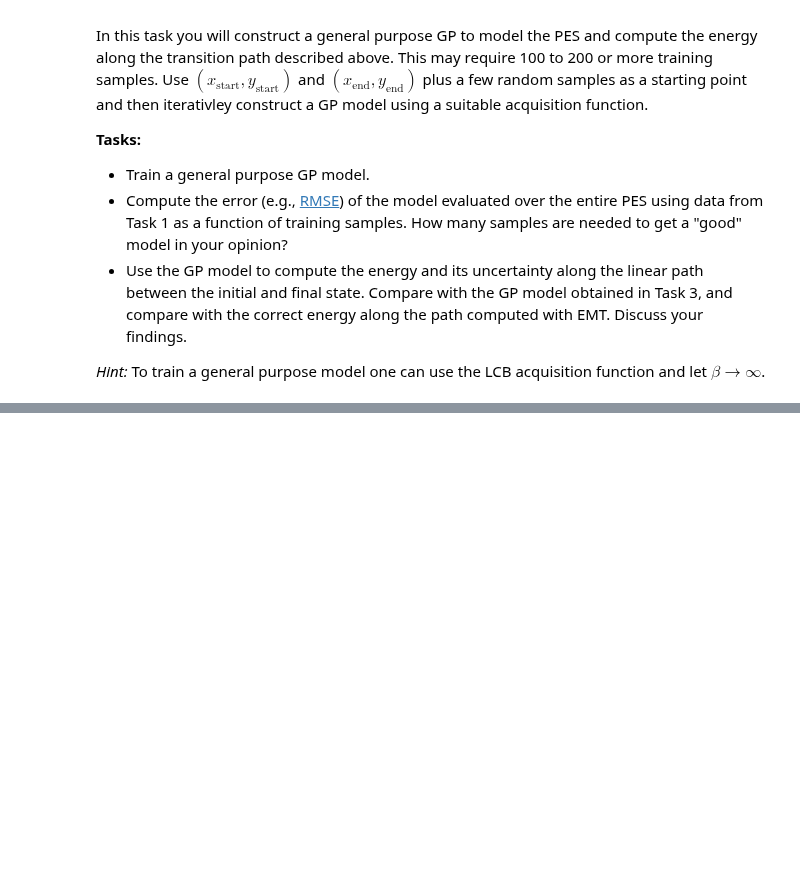
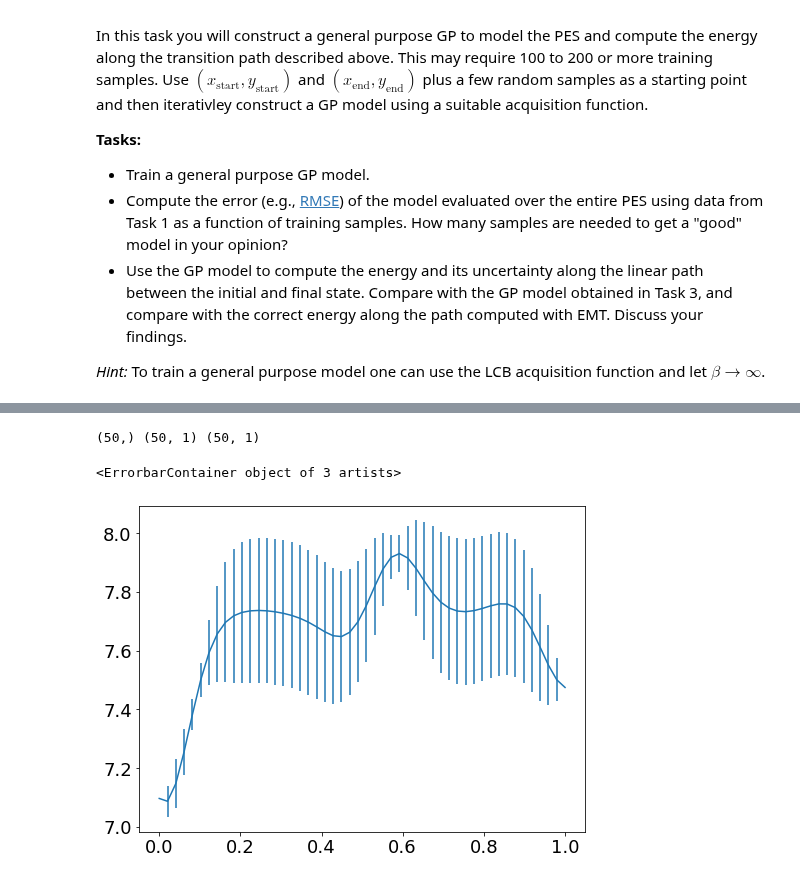
Before and after one commit to elindgren/asam_projects, a Jupyter notebook: project-2b/TIF345_bayesopt_project_2b.ipynb, the cells around one changed output, grey strips where cells are left out. Drawn from its saved outputs; the diff is of its cells as text; code cells hidden in the pictures; blank space fills up the shorter version.

```diff
--- a/project-2b/TIF345_bayesopt_project_2b.ipynb
+++ b/project-2b/TIF345_bayesopt_project_2b.ipynb
@@ -535,0 +622,18 @@ Use $(x_\text{start}, y_\text{start})$ and $(x_\text{end}, y_\text{end})$ plus a
+# %%
+def path(x_end, y_end, n):
+    lamb = np.linspace(0,1,n)
+    Xs = np.zeros((n,2))
+    Xs[:,0] = gm_x + lamb*(x_end-gm_x)
+    Xs[:,1] = gm_y + lamb*(y_end-gm_y)
+    return Xs, lamb
+
+p, lamb = path(11,2.1,50)
+mu_pes, std_pes  = model.predict(p)
+fig,ax = plt.subplots(figsize = (8,6))
+
+print(lamb.shape, mu_pes.shape, std_pes.shape)
+ax.errorbar(x =lamb ,y = mu_pes, yerr = np.sqrt(std_pes))
+# %% [output]
+(50,) (50, 1) (50, 1)
+<ErrorbarContainer object of 3 artists>
+[figure, added]
```
Also changed, not shown: parts of 4 cells of this notebook.
